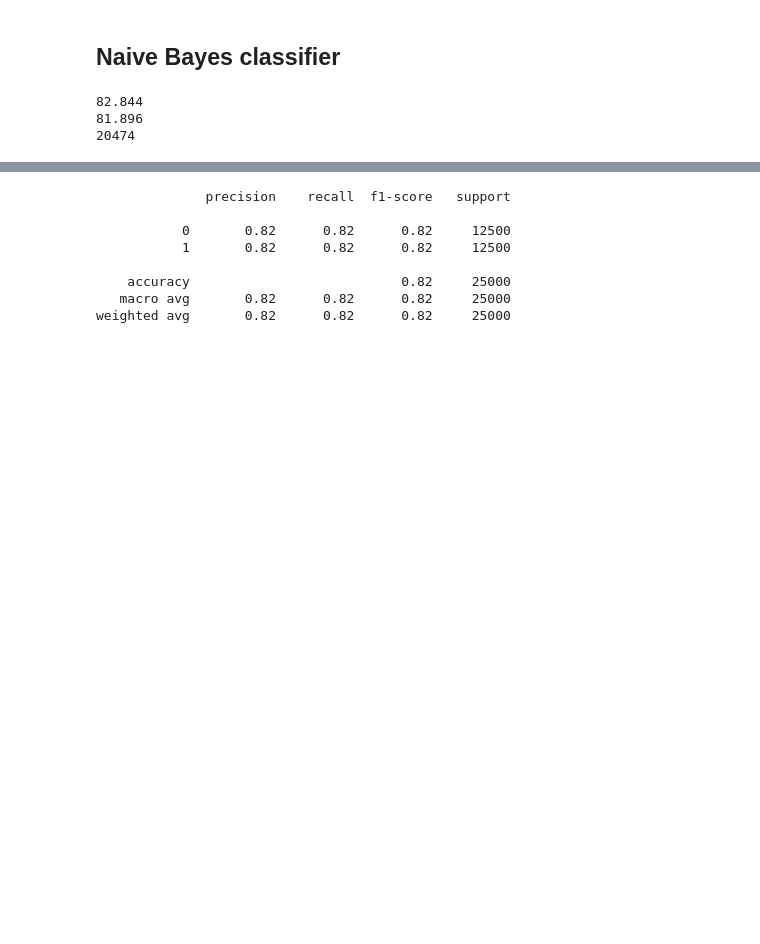
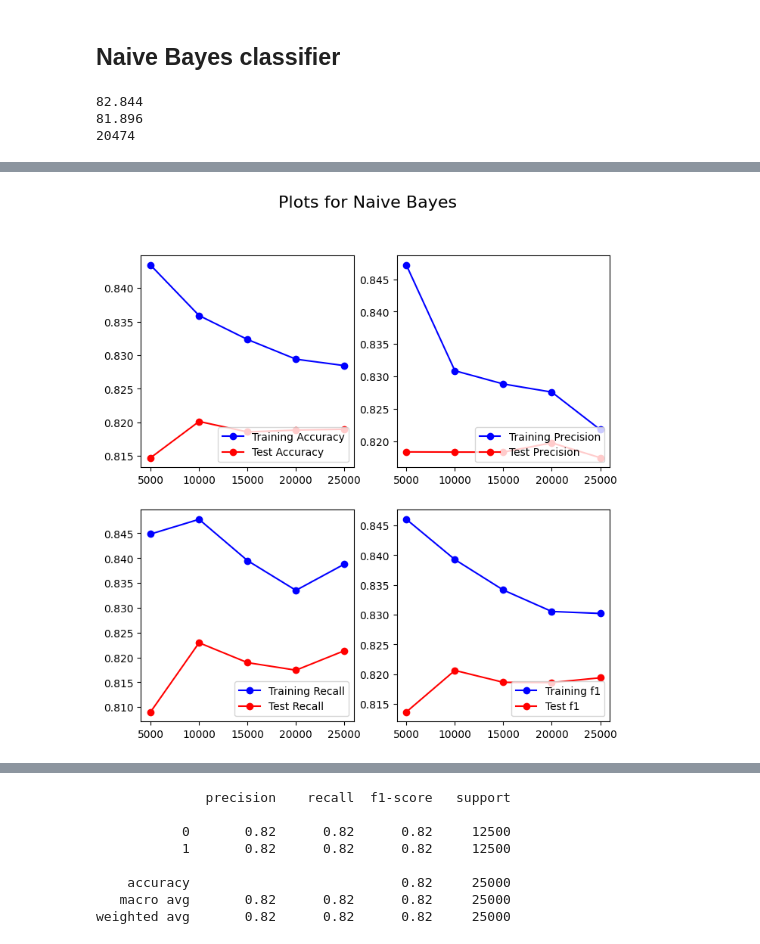
Before and after one commit to OSpyropoulos/IMDb-reviews-classification, a Jupyter notebook: ergasia.ipynb, the cells around one changed output, grey strips where cells are left out. Cells and saved outputs as stored; diff of their text form; code cells hidden in the pictures; blank space fills up the shorter version.

Commit message:
ready-ish a part for naive bayes and random forest

```diff
--- a/ergasia.ipynb
+++ b/ergasia.ipynb
@@ -310,3 +325,99 @@ print(sum)
 82.844
 81.896
 20474
+# %%
+def custom_curve(estimator, x_train, y_train, x_test, y_test, n_splits, title, zoom_out= False):
+
+  split_size = int(len(x_train) / n_splits)
+  x_splits = np.split(x_train, n_splits) # must be equal division
+  y_splits = np.split(y_train, n_splits)
+
+  train_acc, test_acc, train_prec, test_prec, train_rec, test_rec, train_f, test_f = list(), list(), list(), list(), list(), list(), list(), list()
+
+  fig, ((ax1, ax2), (ax3, ax4)) = plt.subplots(2, 2, figsize=(8, 8), dpi=100, gridspec_kw={'width_ratios': [1, 1], 'height_ratios': [1, 1]})
+  fig.suptitle("Plots for {title}".format(title=title), fontsize = 16)
+
+  curr_x = x_splits[0]
+  curr_y = y_splits[0]
+
+  print(curr_x, curr_y)
+  estimator.fit(curr_x, curr_y)
+
+  train_predict = estimator.predict(curr_x)
+  test_predict = estimator.predict(x_test)
+
+  train_acc.append(accuracy_score(curr_y, train_predict))
+  test_acc.append(accuracy_score(y_test, test_predict))
+
+  train_prec.append(precision_score(curr_y, train_predict))
+  test_prec.append(precision_score(y_test, test_predict))
+
+  train_rec.append(recall_score(curr_y, train_predict))
+  test_rec.append(recall_score(y_test, test_predict))
+
+  train_f.append(f1_score(curr_y, train_predict))
+  test_f.append(f1_score(y_test, test_predict))
+
+  for i in range(1, len(x_splits)):
+    print("Split training examples : " ,i)
+    curr_x = np.concatenate((curr_x, x_splits[i]), axis=0)
+    curr_y = np.concatenate((curr_y, y_splits[i]), axis=0)
+    estimator.fit(curr_x, curr_y)
+
+    train_predict = estimator.predict(curr_x)
+    test_predict = estimator.predict(x_test)
+
+    train_acc.append(accuracy_score(curr_y, train_predict))
+    test_acc.append(accuracy_score(y_test, test_predict))
+
+    train_prec.append(precision_score(curr_y, train_predict))
+    test_prec.append(precision_score(y_test, test_predict))
+
+    train_rec.append(recall_score(curr_y, train_predict))
+    test_rec.append(recall_score(y_test, test_predict))
+
+    train_f.append(f1_score(curr_y, train_predict))
+    test_f.append(f1_score(y_test, test_predict))
+
+  x = list(range(split_size, len(x_train) + split_size, split_size))
+
+  ax1.plot(x, train_acc, 'o-', color="b",  label='Training Accuracy')
+  ax1.plot(x, test_acc, 'o-', color="red",label='Test Accuracy')
+  ax1.legend(loc="lower right")
+
+  ax2.plot(x, train_prec, 'o-', color="b",  label='Training Precision')
+  ax2.plot(x, test_prec, 'o-', color="red",label='Test Precision')
+  ax2.legend(loc="lower right")
+
+  ax3.plot(x, train_rec, 'o-', color="b",  label='Training Recall')
+  ax3.plot(x, test_rec, 'o-', color="red",label='Test Recall')
+  ax3.legend(loc="lower right")
+
+  ax4.plot(x, train_f, 'o-', color="b",  label='Training f1')
+  ax4.plot(x, test_f, 'o-', color="red",label='Test f1')
+  ax4.legend(loc="lower right")
+
+  if zoom_out:
+    ax1.axis(ymin= 0.0, ymax= 1.0)
+    ax2.axis(ymin= 0.0, ymax= 1.0)
+    ax3.axis(ymin= 0.0, ymax= 1.0)
+    ax4.axis(ymin= 0.0, ymax= 1.0)
+  plt.show()
+
+  data = {
+    'trainA' : train_acc,
+    'testA' : test_acc,
+    'trainP' : train_prec,
+    'testP' : test_prec,
+    'trainR' : train_rec,
+    'testR' : test_rec,
+    'trainF' : train_f,
+    'testF' : test_f
+  }
+
+  return data
+
+tool = Naive_Bayes()
+tool.fit(x_train_binary, y_train_list)
+custom_curve(tool, x_train_binary, y_train, x_test_binary, y_test, 5, "Naive Bayes", zoom_out= False)
+# %% [output]
@@ -312,0 +435 @@ print(sum)
+[figure, added]
```
Also changed, not shown: parts of 5 cells of this notebook, 1 other file.
